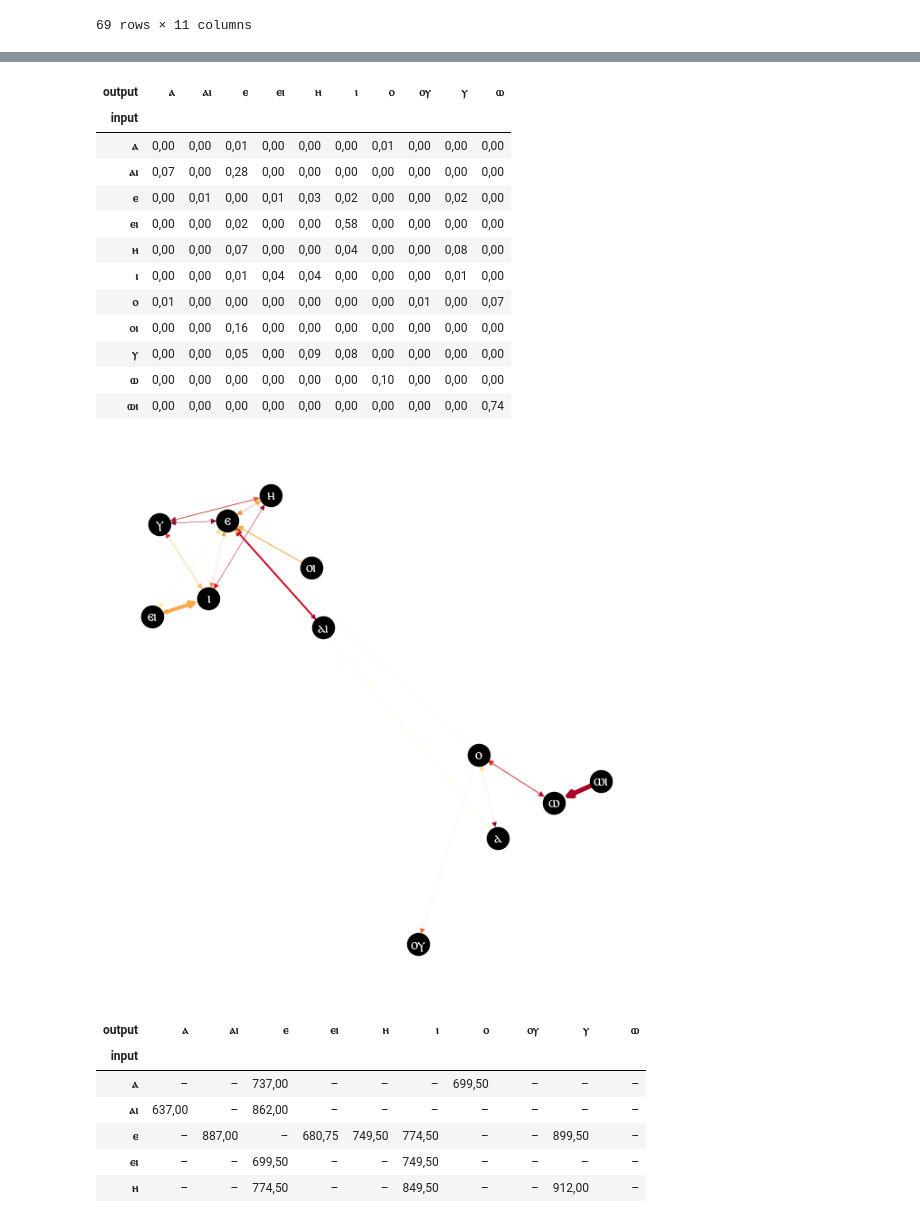
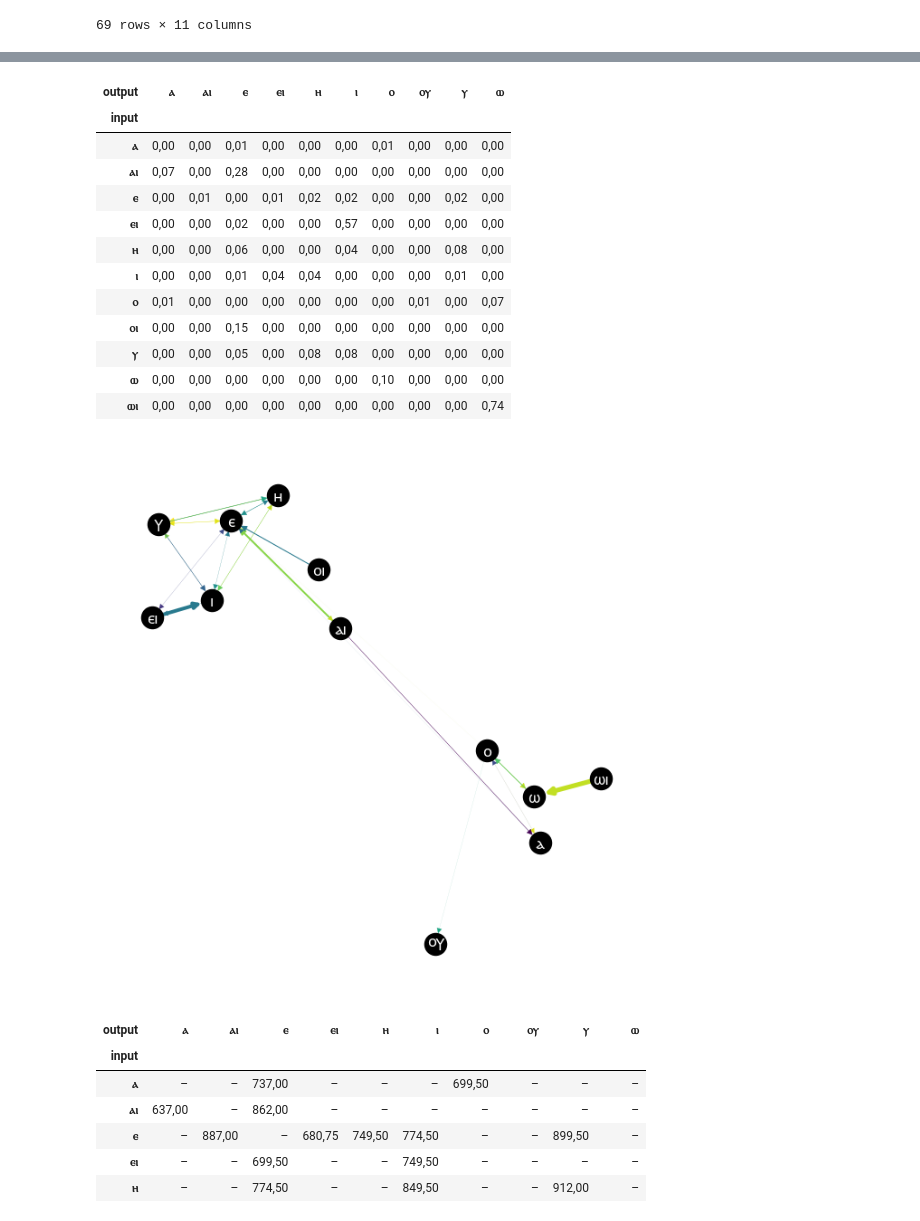
Before and after one commit to kmein/greek-coptic, a Jupyter notebook: greek-coptic.ipynb, the cells around one changed output, grey strips where cells are left out. Cells and saved outputs as stored; diff of their text form; code cells hidden in the pictures.

```diff
--- a/greek-coptic.ipynb
+++ b/greek-coptic.ipynb
@@ -262,7 +264,7 @@ def transliterate(greek):
             for character in normalized
             if character.lower() in greek_to_coptic
         )
-    )
+    ).replace("ⲣⲣ", "ⲣⲣϩ")
 # %% [markdown]
 See the transliteration in action here:
 # %%
@@ -395,5 +468,9 @@ To detect compounded geminations, we convert all rules of the form $t_1\to\alpha
 # %%
 def fix_gemination(edit):
+    input_booleans, _ = unzip(group_cv(edit["input"]))
+    output_booleans, _ = unzip(group_cv(edit["output"]))
+    if input_booleans == output_booleans:
+        return [edit]
     if edit["input"] == "∅":
         if edit["context_left"].endswith(edit["output"]):
             return [{
@@ -460,29 +518,0 @@ Instead, we merely look at whether a grapheme reflects a consonant ($C$) or a vo
-# %%
-vowels = {"ⲁ", "ⲉ", "ⲏ", "ⲓ", "ⲟ", "ⲱ", "ⲩ"}
-
-remove_null = lambda x: x.replace("∅", "") if len(x) > 1 else x
-
-def fix_CV_or_VC(edit):
-    group_cv = lambda string: [(b, "".join(cs)) for b, cs in itertools.groupby(string, key=lambda x: x in vowels)]
-    try:
-        input_booleans, input_cv_groups = zip(*group_cv(edit["input"]))
-        output_booleans, output_cv_groups = zip(*group_cv(edit["output"]))
-        if input_booleans == output_booleans and len(input_booleans) > 1:
-            edits = []
-            position = 0
-            context_left = ""
-            context_right = "".join(input_cv_groups)
-            for input_cv, output_cv in zip(input_cv_groups, output_cv_groups, strict=True):
-                position += len(input_cv)
-                edits.append({
-                    "input": "".join(input_cv),
-                    "output": "".join(output_cv),
-                    "context_left": remove_null(edit["context_left"] + context_left),
-                    "context_right": remove_null(context_right[position:] + edit["context_right"])
-                })
-                context_left += "".join(input_cv)
-            return edits
-        else:
-            return [edit]
-    except ValueError:
-        return [edit]
@@ -629,7 +642,11 @@ df_diff = df_diff[~(
     (df_diff["context_left"] == "#")
     & (
         ((df_diff["input"] == "ϩ") & df_diff["output"].isin({"ⲫ", "ⲑ"}))
+        & ((df_diff["input"] == "∅") & (df_diff["output"].isin({"ⲑ", "ⲧⲟⲥ"})))
     )
+) & ~(
+    ((df_diff["input"] == "ⲩ") & (df_diff["output"] == "ⲓ") & (df_diff["context_left"] == "ⲉⲗⲁⲭ"))
+    & ((df_diff["input"] == "ⲟⲥ") & (df_diff["output"] == "ⲟⲥ") & (df_diff["context_left"] == "ⲓⲟⲩⲇⲁⲓ"))
 )]
 
 # remove adverbial endings
@@ -813,21 +844,19 @@ all_vowel_changes = all_changes[all_changes["input"].apply(is_completely_vocalic
 
 vowel_matrix = pd.crosstab(all_vowel_changes['input'], all_vowel_changes['output'], values=all_vowel_changes['rate'], aggfunc='sum').fillna(0)
 
-
-vowel_matrix.style.background_gradient(axis=None, cmap=cm)
-# .dropna(subset={"rate"})[all_changes["input"]]
+(vowel_matrix).style.background_gradient(axis=None, cmap=cm)
 # %% [output]
 | output | ⲁ | ⲁⲓ | ⲉ | ⲉⲓ | ⲏ | ⲓ | ⲟ | ⲟⲩ | ⲩ | ⲱ |
 | input |  |  |  |  |  |  |  |  |  |  |
 | ⲁ | 0,00 | 0,00 | 0,01 | 0,00 | 0,00 | 0,00 | 0,01 | 0,00 | 0,00 | 0,00 |
 | ⲁⲓ | 0,07 | 0,00 | 0,28 | 0,00 | 0,00 | 0,00 | 0,00 | 0,00 | 0,00 | 0,00 |
-| ⲉ | 0,00 | 0,01 | 0,00 | 0,01 | 0,03 | 0,02 | 0,00 | 0,00 | 0,02 | 0,00 |
-| ⲉⲓ | 0,00 | 0,00 | 0,02 | 0,00 | 0,00 | 0,58 | 0,00 | 0,00 | 0,00 | 0,00 |
-| ⲏ | 0,00 | 0,00 | 0,07 | 0,00 | 0,00 | 0,04 | 0,00 | 0,00 | 0,08 | 0,00 |
+| ⲉ | 0,00 | 0,01 | 0,00 | 0,01 | 0,02 | 0,02 | 0,00 | 0,00 | 0,02 | 0,00 |
+| ⲉⲓ | 0,00 | 0,00 | 0,02 | 0,00 | 0,00 | 0,57 | 0,00 | 0,00 | 0,00 | 0,00 |
+| ⲏ | 0,00 | 0,00 | 0,06 | 0,00 | 0,00 | 0,04 | 0,00 | 0,00 | 0,08 | 0,00 |
 | ⲓ | 0,00 | 0,00 | 0,01 | 0,04 | 0,04 | 0,00 | 0,00 | 0,00 | 0,01 | 0,00 |
 | ⲟ | 0,01 | 0,00 | 0,00 | 0,00 | 0,00 | 0,00 | 0,00 | 0,01 | 0,00 | 0,07 |
-| ⲟⲓ | 0,00 | 0,00 | 0,16 | 0,00 | 0,00 | 0,00 | 0,00 | 0,00 | 0,00 | 0,00 |
-| ⲩ | 0,00 | 0,00 | 0,05 | 0,00 | 0,09 | 0,08 | 0,00 | 0,00 | 0,00 | 0,00 |
+| ⲟⲓ | 0,00 | 0,00 | 0,15 | 0,00 | 0,00 | 0,00 | 0,00 | 0,00 | 0,00 | 0,00 |
+| ⲩ | 0,00 | 0,00 | 0,05 | 0,00 | 0,08 | 0,08 | 0,00 | 0,00 | 0,00 | 0,00 |
 | ⲱ | 0,00 | 0,00 | 0,00 | 0,00 | 0,00 | 0,00 | 0,10 | 0,00 | 0,00 | 0,00 |
 | ⲱⲓ | 0,00 | 0,00 | 0,00 | 0,00 | 0,00 | 0,00 | 0,00 | 0,00 | 0,00 | 0,74 |
 # %%
@@ -835,36 +864,36 @@ import networkx as nx
 
 graph = nx.from_pandas_edgelist(all_vowel_changes, source="input", target="output", edge_attr=["rate", "date_median"], create_using=nx.DiGraph)
 
 pos = nx.spring_layout(
     graph,
     weight="rate",
     seed=12
 )
 
 date_median = all_vowel_changes["date_median"]
 scale = lambda x: (x - date_median.min()) / (date_median.max() - date_median.min())
 
 # Draw the graph
 plt.figure(figsize=(6, 6))
 nx.draw(
     graph,
     pos,
     with_labels=True,
     width=[graph[u][v]['rate'] * 5 for u, v in graph.edges()],
     edge_color=[
-        plt.get_cmap(cm)(
+        plt.get_cmap("viridis")(
             scale(graph[u][v]["date_median"])
         )
         if graph[u][v]["date_median"] else "black"
         for u, v in graph.edges()
     ],
-    font_family="Antinoou",
+    font_family="Noto Sans Coptic",
     font_color="white",
     node_color="black"
 )
 plt.show()
 # %% [output]
-[figure, old version]
+[figure, new version]
 # %%
 all_dated_changes = all_vowel_changes.dropna(subset={"date_median"})
 pd.crosstab(
```
Also changed, not shown: parts of 34 cells of this notebook.
